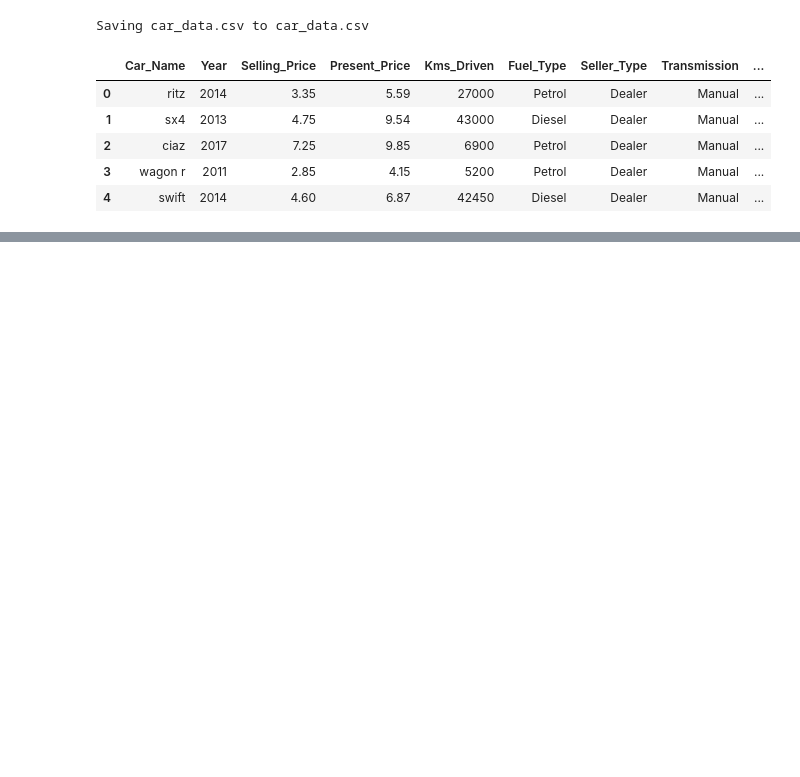
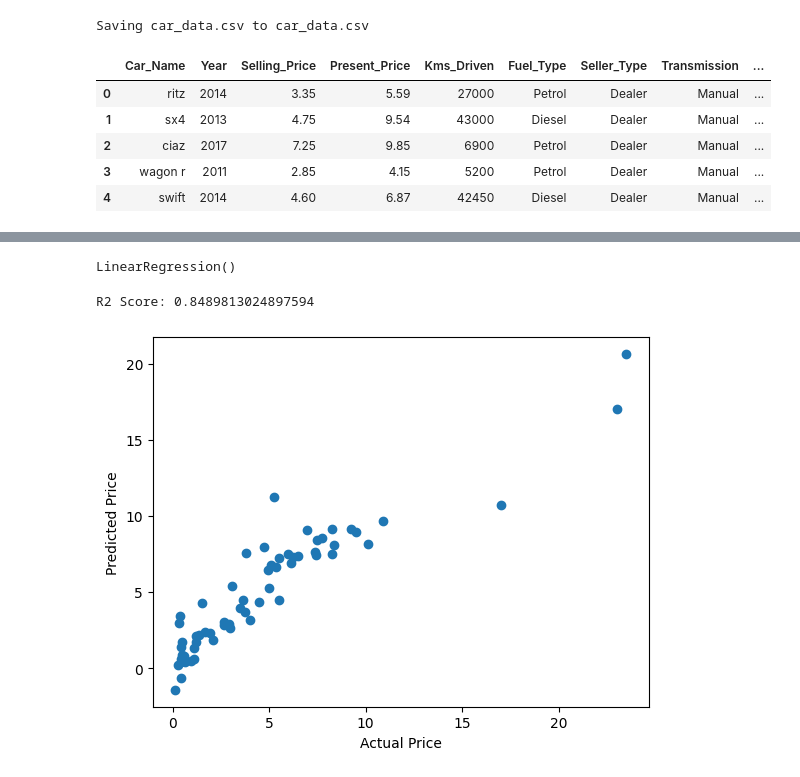
Before and after one commit to KadamShivanjalii/OIBSIP_DataScience_Task3, a Jupyter notebook: Car_Price_Prediction.ipynb, the cells around one changed output, grey strips where cells are left out. Cells and saved outputs as stored; diff of their text form; code cells hidden in the pictures; blank space fills up the shorter version.

```diff
--- a/Car_Price_Prediction.ipynb
+++ b/Car_Price_Prediction.ipynb
@@ -87,0 +27,27 @@ R2 Score: 0.8489813024897594
+# %%
+df.drop("Car_Name", axis=1, inplace=True)
+df = pd.get_dummies(df, drop_first=True)
+# %%
+X = df.drop("Selling_Price", axis=1)
+y = df["Selling_Price"]
+
+X_train, X_test, y_train, y_test = train_test_split(
+    X, y, test_size=0.2, random_state=42
+)
+# %%
+model = LinearRegression()
+model.fit(X_train, y_train)
+# %% [output]
+LinearRegression()
+# %%
+y_pred = model.predict(X_test)
+print("R2 Score:", r2_score(y_test, y_pred))
+# %% [output]
+R2 Score: 0.8489813024897594
+# %%
+plt.scatter(y_test, y_pred)
+plt.xlabel("Actual Price")
+plt.ylabel("Predicted Price")
+plt.show()
+# %% [output]
+[figure, added]
```
Also changed, not shown: parts of 3 cells of this notebook.
